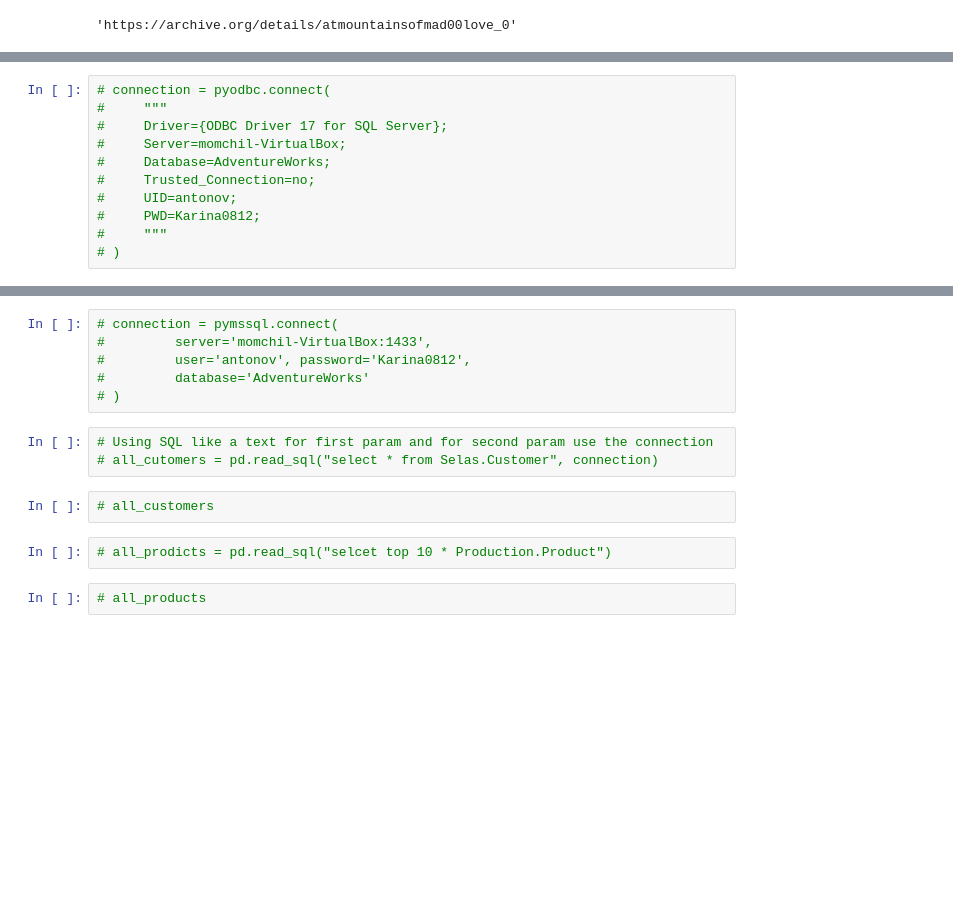
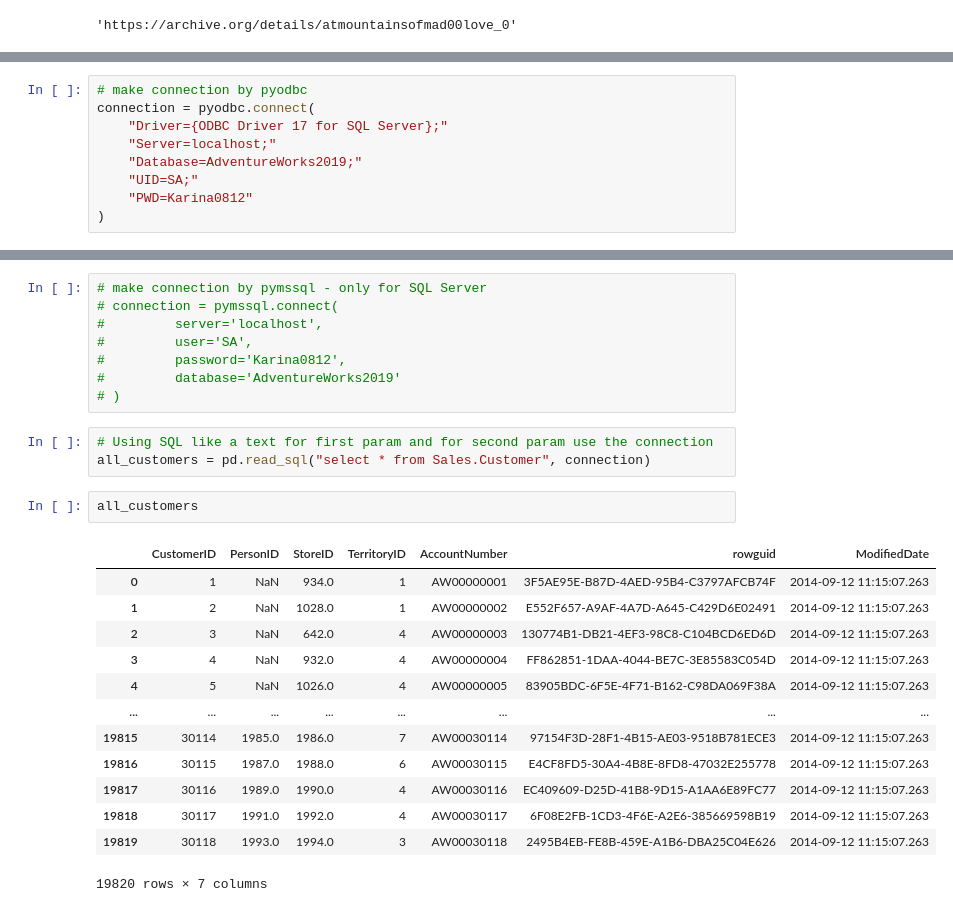
Before and after one commit to momchilantonov/SoftUni-DataScience-June-2021, a Jupyter notebook: Data Acquisition/Data Acquisition Demos.ipynb, the cells around one changed output, grey strips where cells are left out. Cells and saved outputs as stored; diff of their text form; blank space fills up the shorter version.

Commit message:
make successful connection with SQL Server (pyodbc and pymssql)

```diff
--- a/Data Acquisition/Data Acquisition Demos.ipynb
+++ b/Data Acquisition/Data Acquisition Demos.ipynb
@@ -277,11 +277,9 @@ books.loc["LCCN:2005041555", "preview_url"]
 # %%
-# connection = pyodbc.connect(
-#     """
-#     Driver={ODBC Driver 17 for SQL Server};
-#     Server=momchil-VirtualBox;
-#     Database=AdventureWorks;
-#     Trusted_Connection=no;
-#     UID=antonov;
-#     PWD=Karina0812;
-#     """
-# )
+# make connection by pyodbc
+connection = pyodbc.connect(
+    "Driver={ODBC Driver 17 for SQL Server};"
+    "Server=localhost;"
+    "Database=AdventureWorks2019;"
+    "UID=SA;"
+    "PWD=Karina0812"
+)
@@ -290,15 +290,27 @@ books.loc["LCCN:2005041555", "preview_url"]
 # %%
+# make connection by pymssql - only for SQL Server
 # connection = pymssql.connect(
-#         server='momchil-VirtualBox:1433',
-#         user='antonov', password='Karina0812',
-#         database='AdventureWorks'
+#         server='localhost',
+#         user='SA',
+#         password='Karina0812',
+#         database='AdventureWorks2019'
 # )
 # %%
 # Using SQL like a text for first param and for second param use the connection
-# all_cutomers = pd.read_sql("select * from Selas.Customer", connection)
+all_customers = pd.read_sql("select * from Sales.Customer", connection)
-# %%
-# all_customers
-# %%
-# all_prodicts = pd.read_sql("selcet top 10 * Production.Product")
-# %%
-# all_products
+# %%
+all_customers
+# %% [output]
+|  | CustomerID | PersonID | StoreID | TerritoryID | AccountNumber | rowguid | ModifiedDate |
+| 0 | 1 | NaN | 934.0 | 1 | AW00000001 | 3F5AE95E-B87D-4AED-95B4-C3797AFCB74F | 2014-09-12 11:15:07.263 |
+| 1 | 2 | NaN | 1028.0 | 1 | AW00000002 | E552F657-A9AF-4A7D-A645-C429D6E02491 | 2014-09-12 11:15:07.263 |
+| 2 | 3 | NaN | 642.0 | 4 | AW00000003 | 130774B1-DB21-4EF3-98C8-C104BCD6ED6D | 2014-09-12 11:15:07.263 |
+| 3 | 4 | NaN | 932.0 | 4 | AW00000004 | FF862851-1DAA-4044-BE7C-3E85583C054D | 2014-09-12 11:15:07.263 |
+| 4 | 5 | NaN | 1026.0 | 4 | AW00000005 | 83905BDC-6F5E-4F71-B162-C98DA069F38A | 2014-09-12 11:15:07.263 |
+| ... | ... | ... | ... | ... | ... | ... | ... |
+| 19815 | 30114 | 1985.0 | 1986.0 | 7 | AW00030114 | 97154F3D-28F1-4B15-AE03-9518B781ECE3 | 2014-09-12 11:15:07.263 |
+| 19816 | 30115 | 1987.0 | 1988.0 | 6 | AW00030115 | E4CF8FD5-30A4-4B8E-8FD8-47032E255778 | 2014-09-12 11:15:07.263 |
+| 19817 | 30116 | 1989.0 | 1990.0 | 4 | AW00030116 | EC409609-D25D-41B8-9D15-A1AA6E89FC77 | 2014-09-12 11:15:07.263 |
+| 19818 | 30117 | 1991.0 | 1992.0 | 4 | AW00030117 | 6F08E2FB-1CD3-4F6E-A2E6-385669598B19 | 2014-09-12 11:15:07.263 |
+| 19819 | 30118 | 1993.0 | 1994.0 | 3 | AW00030118 | 2495B4EB-FE8B-459E-A1B6-DBA25C04E626 | 2014-09-12 11:15:07.263 |
+19820 rows × 7 columns
```
Also changed, not shown: parts of 3 cells of this notebook.
